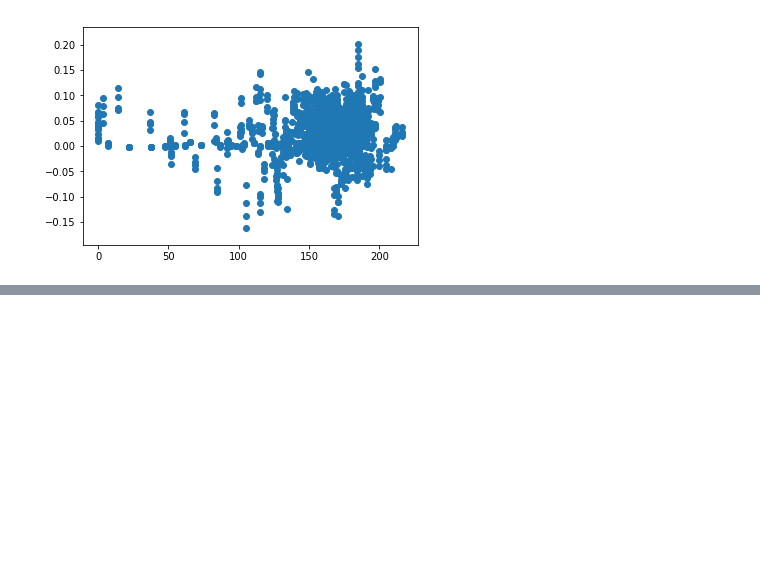
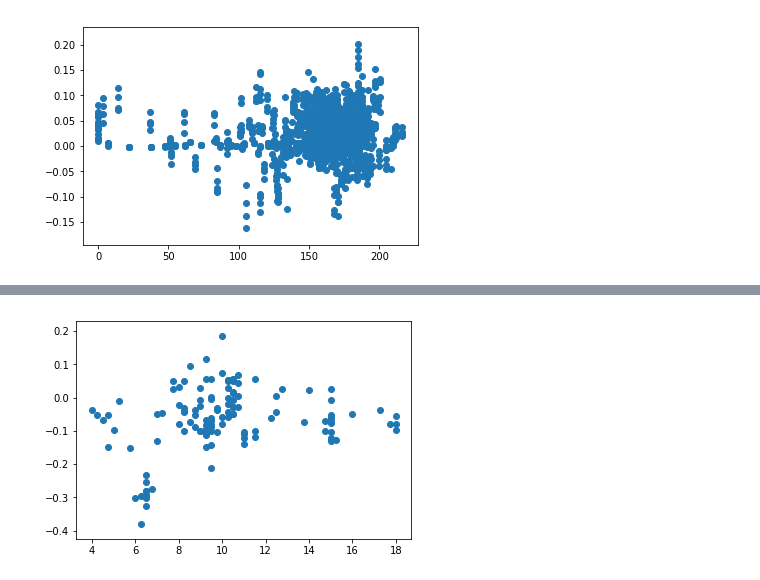
Before and after one commit to spdowl135/Economic-Allocation-Model, a Jupyter notebook: EAM.ipynb, the cells around one changed output, grey strips where cells are left out. Cells and saved outputs as stored; diff of their text form; code cells hidden in the pictures; blank space fills up the shorter version.

```diff
--- a/EAM.ipynb
+++ b/EAM.ipynb
@@ -210,0 +233,5 @@ plt.show()
+# %%
+plt.scatter(newdf['MA Adj'], newdf['13 Week Return'])
+plt.show()
+# %% [output]
+[figure, added]
```
Also changed, not shown: parts of 9 cells of this notebook.
